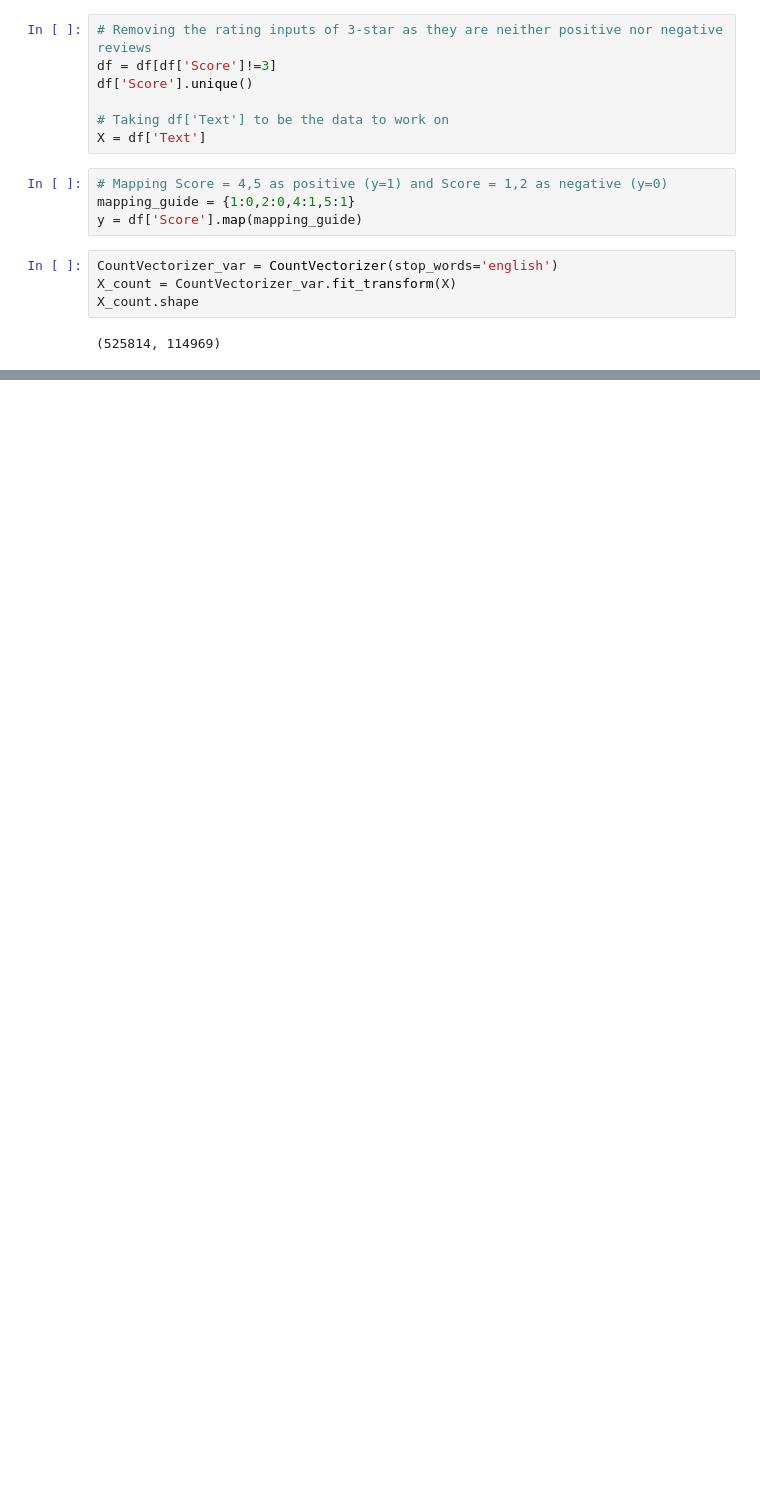
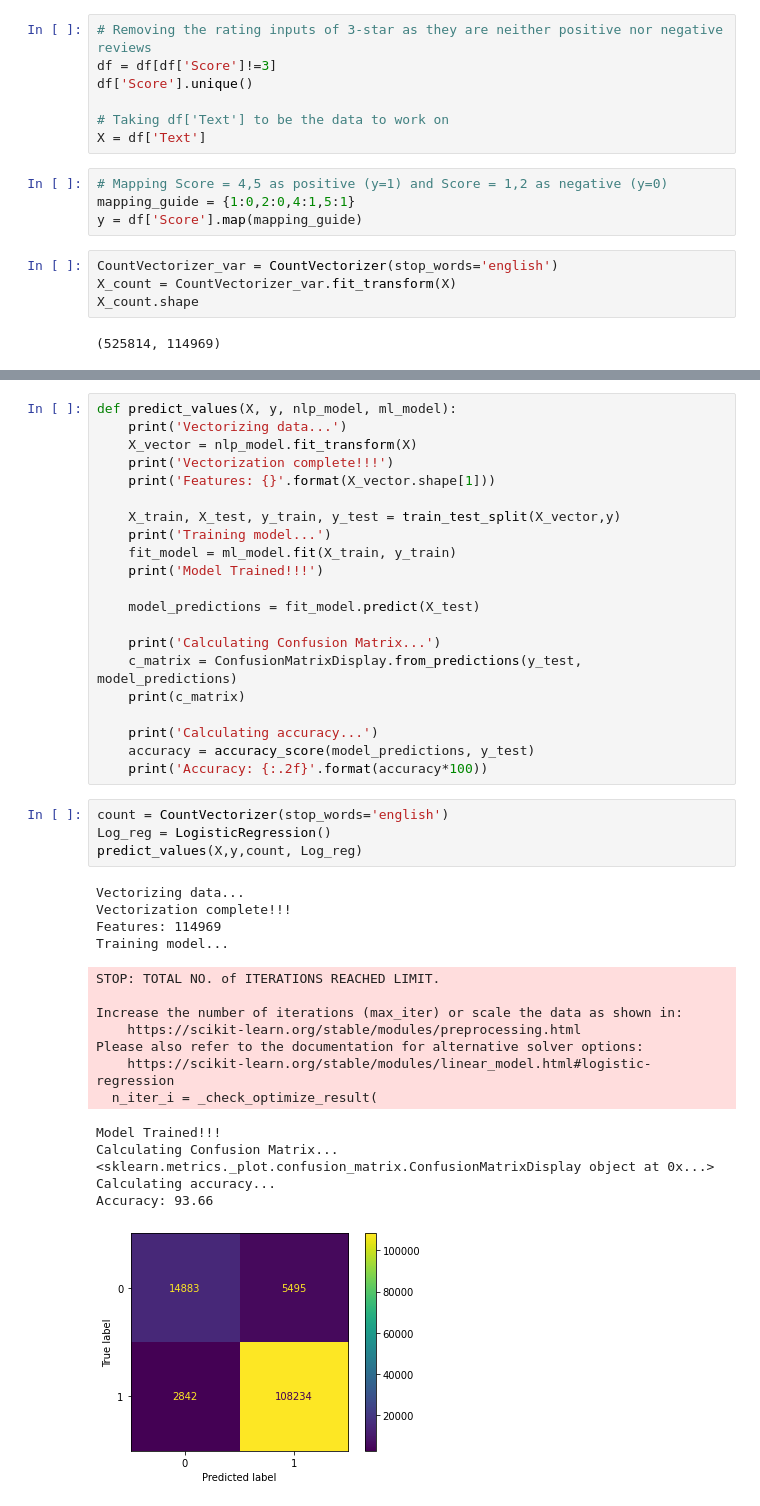
Before and after one commit to anna-jones/Amazon-Customer-Review-Analysis, a Jupyter notebook: code.ipynb, the cells around one changed output, grey strips where cells are left out. Drawn from its saved outputs; the diff is of its cells as text; blank space fills up the shorter version.

Commit message:
-Fourth commit-
Created functions to vectorize, fit and predict data and display result metrics in form of accuracy and confusion matrix

```diff
--- a/code.ipynb
+++ b/code.ipynb
@@ -119,0 +240,43 @@ X_test.shape
+# %%
+def predict_values(X, y, nlp_model, ml_model):
+    print('Vectorizing data...')
+    X_vector = nlp_model.fit_transform(X)
+    print('Vectorization complete!!!')
+    print('Features: {}'.format(X_vector.shape[1]))
+
+    X_train, X_test, y_train, y_test = train_test_split(X_vector,y)
+    print('Training model...')
+    fit_model = ml_model.fit(X_train, y_train)
+    print('Model Trained!!!')
+
+    model_predictions = fit_model.predict(X_test)
+
+    print('Calculating Confusion Matrix...')
+    c_matrix = ConfusionMatrixDisplay.from_predictions(y_test, model_predictions)
+    print(c_matrix)
+
+    print('Calculating accuracy...')
+    accuracy = accuracy_score(model_predictions, y_test)
+    print('Accuracy: {:.2f}'.format(accuracy*100))
+# %%
+count = CountVectorizer(stop_words='english')
+Log_reg = LogisticRegression()
+predict_values(X,y,count, Log_reg)
+# %% [output]
+Vectorizing data...
+Vectorization complete!!!
+Features: 114969
+Training model...
+STOP: TOTAL NO. of ITERATIONS REACHED LIMIT.
+
+Increase the number of iterations (max_iter) or scale the data as shown in:
+    https://scikit-learn.org/stable/modules/preprocessing.html
+Please also refer to the documentation for alternative solver options:
+    https://scikit-learn.org/stable/modules/linear_model.html#logistic-regression
+  n_iter_i = _check_optimize_result(
+Model Trained!!!
+Calculating Confusion Matrix...
+<sklearn.metrics._plot.confusion_matrix.ConfusionMatrixDisplay object at 0x...>
+Calculating accuracy...
+Accuracy: 93.66
+[figure, added]
```
Also changed, not shown: parts of 12 cells of this notebook, 1 other file.
